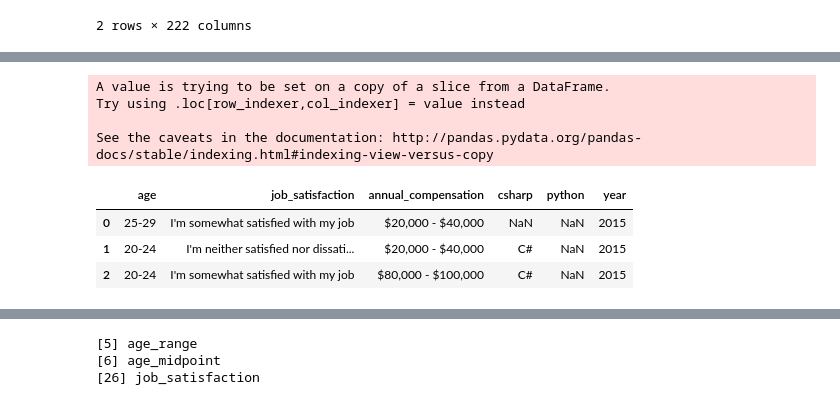
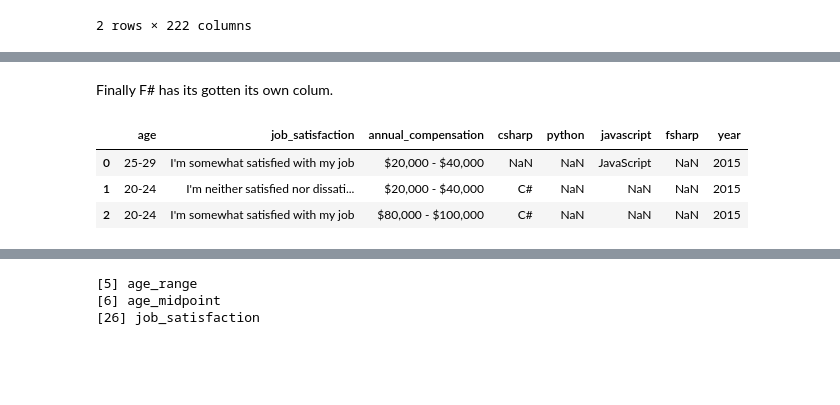
Before and after one commit to huli/the-transparent-coder, a Jupyter notebook: build_combined_data.ipynb, the cells around one changed output, grey strips where cells are left out. Saved outputs shown, nothing was run; the diff lists cells and outputs as text; code cells hidden in the pictures; blank space fills up the shorter version.

Commit message:
Cleaned year 2015

```diff
--- a/build_combined_data.ipynb
+++ b/build_combined_data.ipynb
@@ -311,6 +313,7 @@ print_all()
 # %%
+# Load the data for 2015
 data2015 = pd.read_csv('data/2015/2015 Stack Overflow Developer Survey Responses.csv', encoding = 'ISO-8859-1',
-                       delimiter=',', header=1)
+                       delimiter=',', header=1, low_memory=False)
 # %%
 data2015.head(2)
 # %% [output]
@@ -347,14 +345,12 @@ subset_columns
+# %% [markdown]
+Finally F# has its gotten its own colum.
 # %%
-subset2015 = data2015.iloc[:, [1, 109, 105, 14, 35]]
+subset2015 = data2015.iloc[0:, [1, 109, 105, 14, 35, 70, 21]]
+subset2015.columns = ['age', 'job_satisfaction', 'annual_compensation', 'csharp', 'python', 'javascript', 'fsharp']
 subset2015['year'] = 2015
-subset2015.columns = ['age', 'job_satisfaction', 'annual_compensation', 'csharp', 'python', 'year']
 subset2015.head(3)
 # %% [output]
-A value is trying to be set on a copy of a slice from a DataFrame.
-Try using .loc[row_indexer,col_indexer] = value instead
-
-See the caveats in the documentation: http://pandas.pydata.org/pandas-docs/stable/indexing.html#indexing-view-versus-copy
-|  | age | job_satisfaction | annual_compensation | csharp | python | year |
-| 0 | 25-29 | I'm somewhat satisfied with my job | $20,000 - $40,000 | NaN | NaN | 2015 |
-| 1 | 20-24 | I'm neither satisfied nor dissati... | $20,000 - $40,000 | C# | NaN | 2015 |
-| 2 | 20-24 | I'm somewhat satisfied with my job | $80,000 - $100,000 | C# | NaN | 2015 |
+|  | age | job_satisfaction | annual_compensation | csharp | python | javascript | fsharp | year |
+| 0 | 25-29 | I'm somewhat satisfied with my job | $20,000 - $40,000 | NaN | NaN | JavaScript | NaN | 2015 |
+| 1 | 20-24 | I'm neither satisfied nor dissati... | $20,000 - $40,000 | C# | NaN | NaN | NaN | 2015 |
+| 2 | 20-24 | I'm somewhat satisfied with my job | $80,000 - $100,000 | C# | NaN | NaN | NaN | 2015 |
```
Also changed, not shown: parts of 15 cells of this notebook.
